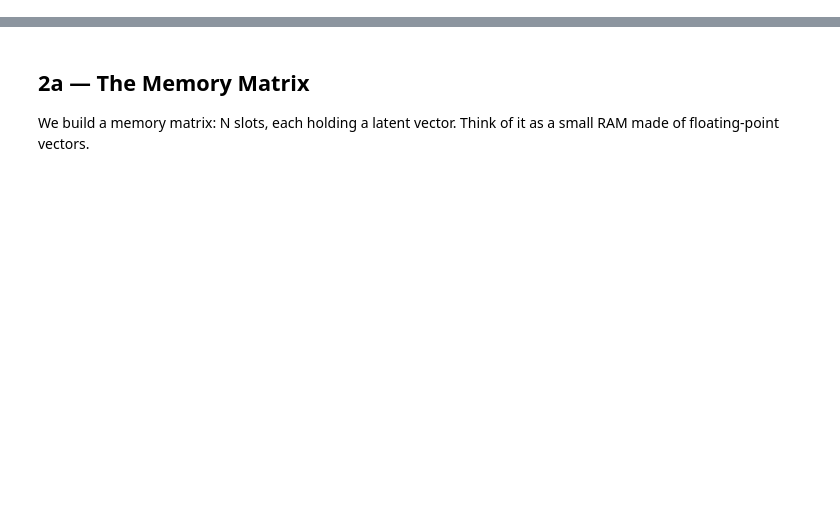
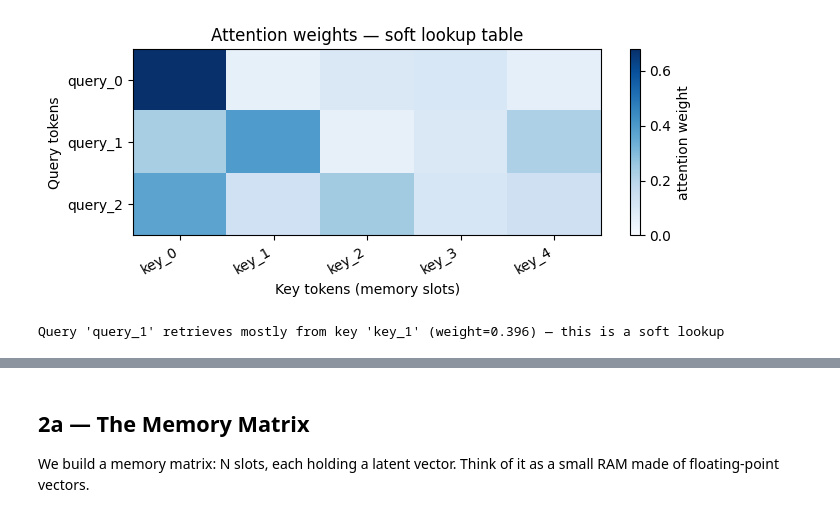
Before and after one commit to eveselov/ai_agents, a Jupyter notebook: lecture5_latent_memory/notebook5.ipynb, the cells around one changed output, grey strips where cells are left out. Saved outputs shown, nothing was run; the diff lists cells and outputs as text; code cells hidden in the pictures; blank space fills up the shorter version.

```diff
--- a/lecture5_latent_memory/notebook5.ipynb
+++ b/lecture5_latent_memory/notebook5.ipynb
@@ -92,42 +217,57 @@ import torch.nn.functional as F
 import matplotlib.pyplot as plt
 import numpy as np
 
-torch.manual_seed(42)
+torch.manual_seed(42) # Make the world deterministic
 
 # --- dimensions and synthetic query / key / value tensors ---
-n_queries: int = 3
-n_keys: int = 5
-d_k: int = 8
+n_queries: int = 3  # Number of shopping needs
+n_keys: int = 5     # Number of value providers (1 key per value)
+d_k: int = 8        # Dimensionality of representations
 
-Q: torch.Tensor = torch.randn(n_queries, d_k)
-K: torch.Tensor = torch.randn(n_keys, d_k)
-V: torch.Tensor = torch.randn(n_keys, d_k)
+Q: torch.Tensor = torch.randn(n_queries, d_k) # What to ask every from every provider (shopping)
+K: torch.Tensor = torch.randn(n_keys, d_k)    # What this provider can offer to every other token (advertisement)
+V: torch.Tensor = torch.randn(n_keys, d_k)    # What this provider will produce when selected (product)
+# Values are: features, meanings, concepts, attractors, facts, embeddings, memory slots -> representations
 
+# Define shopping requests and provider offerings
 query_labels: list[str] = [f"query_{i}" for i in range(n_queries)]
 key_labels: list[str] = [f"key_{i}" for i in range(n_keys)]
 
 # --- scaled dot-product attention scores ---
+# Each query vector (Q) is compared to every key vector (K) using a dot product,
+# producing a matrix of similarity scores.
+# The division by \sqrt{d_k} prevents the scores from blowing up as dimensionality grows.
+# This is scaled Dot-Product Attention trick from Vaswani et al. (2017).
 scores: torch.Tensor = Q @ K.T / (d_k ** 0.5)       # shape: (n_queries, n_keys)
-weights: torch.Tensor = F.softmax(scores, dim=-1)    # normalize over keys
+
+# Turns raw similarity scores into a probability distribution
+# All weights are positive. They sum to 1. Higher similarity → higher weight.
+# For each query, softmax decides how much attention to pay to each key.
+weights: torch.Tensor = F.softmax(scores, dim=-1)   # shape: (n_queries, n_keys) Normalized probabilities
 
 # --- visualize attention weights as a heatmap ---
 fig, ax = plt.subplots(figsize=(7, 3))
-im = ax.imshow(weights.detach().numpy(), cmap="Blues", aspect="auto",
-               vmin=0, vmax=weights.max().item())
+im = ax.imshow( # Defined how each attention weight becomes a color.
+    weights.detach().numpy(), cmap="Blues", aspect="auto",
+    vmin=0, vmax=weights.max().item()
+)
 ax.set_xticks(range(n_keys))
 ax.set_xticklabels(key_labels, rotation=30, ha="right")
 ax.set_yticks(range(n_queries))
 ax.set_yticklabels(query_labels)
 ax.set_xlabel("Key tokens (memory slots)")
 ax.set_ylabel("Query tokens")
 ax.set_title("Attention weights — soft lookup table")
 plt.colorbar(im, ax=ax, label="attention weight")
 plt.tight_layout()
 plt.show()
 
 # --- identify the strongest retrieved key for query_1 ---
 top_key_idx: int = int(weights[1].argmax().item())
 print(f"Query 'query_1' retrieves mostly from key '{key_labels[top_key_idx]}' "
       f"(weight={weights[1, top_key_idx]:.3f}) — this is a soft lookup")
+# %% [output]
+[figure, added]
+Query 'query_1' retrieves mostly from key 'key_1' (weight=0.396) — this is a soft lookup
 # %% [markdown]
 <details>
```
Also changed, not shown: parts of 21 cells of this notebook, 7 other files.
